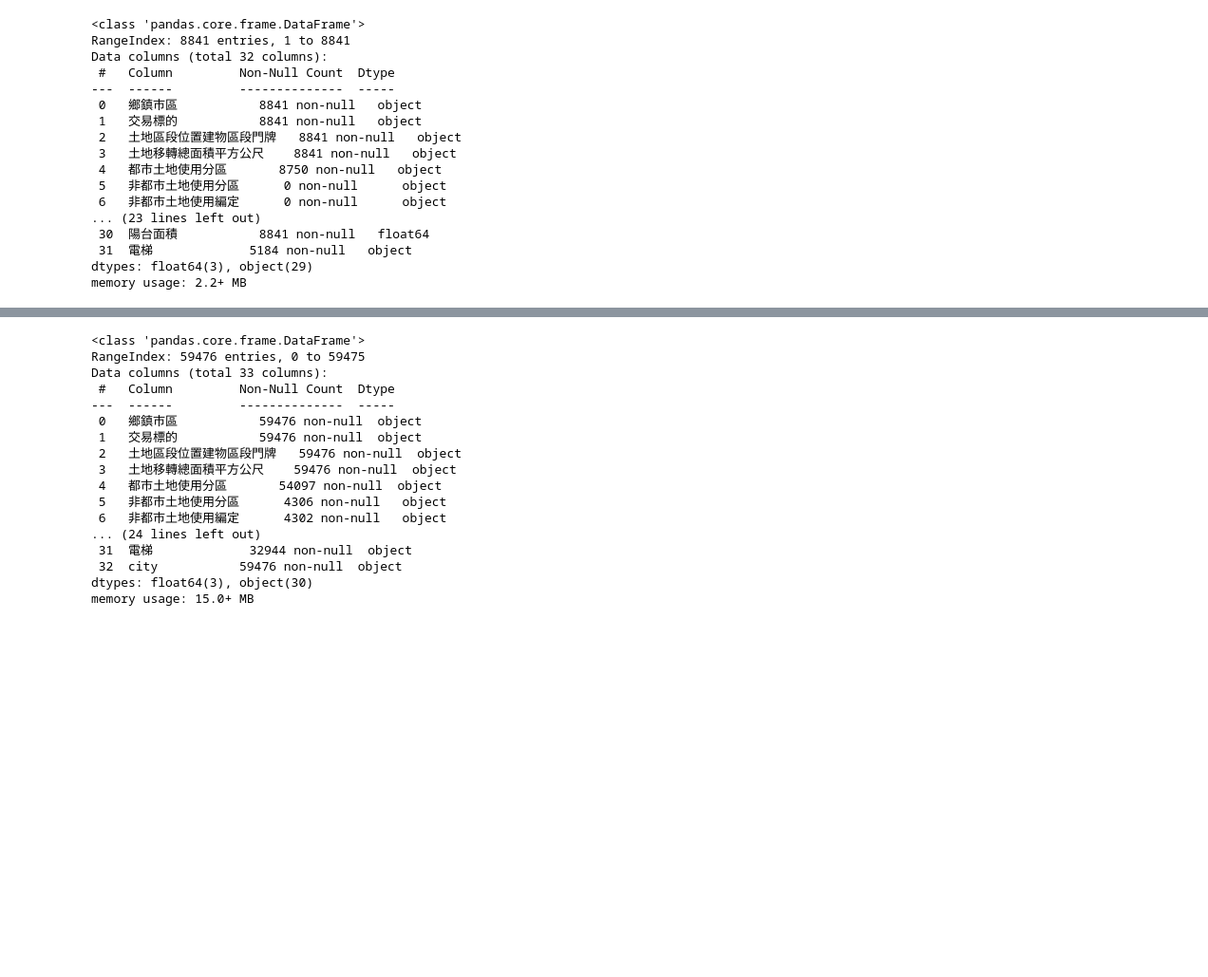
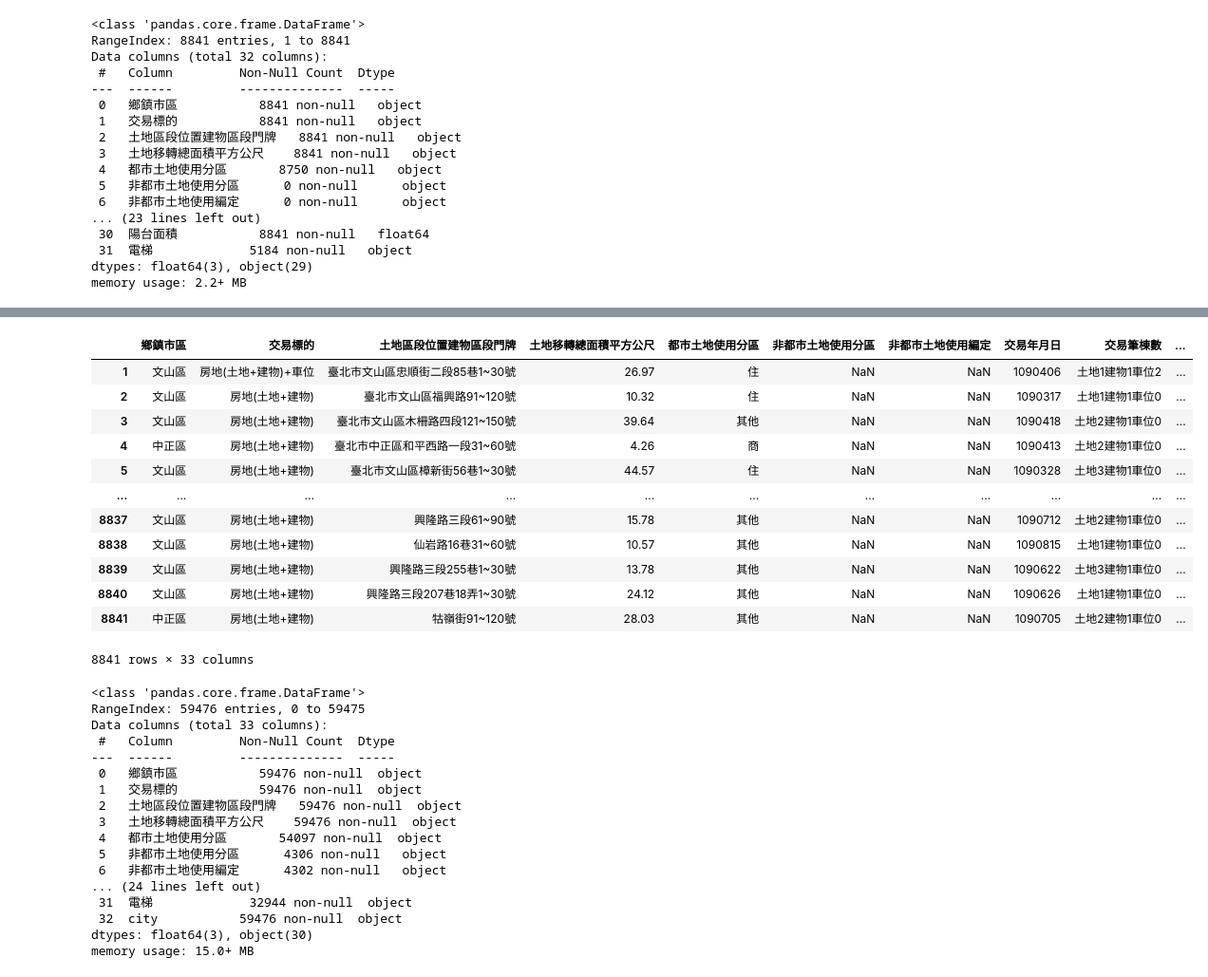
Before and after one commit to Steph958/Data-Analysis-in-60-Days, a Jupyter notebook: homework/期末專題實作(二)/不動產分析_習題.ipynb, the cells around one changed output, grey strips where cells are left out. Shown at 95% size. Cells and saved outputs as stored; diff of their text form; code cells hidden in the pictures; blank space fills up the shorter version.

```diff
--- a/homework/期末專題實作(二)/不動產分析_習題.ipynb
+++ b/homework/期末專題實作(二)/不動產分析_習題.ipynb
@@ -103,3 +85,19 @@ memory usage: 2.2+ MB
+# %%
+data_AA
+# %% [output]
+|  | 鄉鎮市區 | 交易標的 | 土地區段位置建物區段門牌 | 土地移轉總面積平方公尺 | 都市土地使用分區 | 非都市土地使用分區 | 非都市土地使用編定 | 交易年月日 | 交易筆棟數 | ... |
+| 1 | 文山區 | 房地(土地+建物)+車位 | 臺北市文山區忠順街二段85巷1~30號 | 26.97 | 住 | NaN | NaN | 1090406 | 土地1建物1車位2 | ... |
+| 2 | 文山區 | 房地(土地+建物) | 臺北市文山區福興路91~120號 | 10.32 | 住 | NaN | NaN | 1090317 | 土地1建物1車位0 | ... |
+| 3 | 文山區 | 房地(土地+建物) | 臺北市文山區木柵路四段121~150號 | 39.64 | 其他 | NaN | NaN | 1090418 | 土地2建物1車位0 | ... |
+| 4 | 中正區 | 房地(土地+建物) | 臺北市中正區和平西路一段31~60號 | 4.26 | 商 | NaN | NaN | 1090413 | 土地2建物1車位0 | ... |
+| 5 | 文山區 | 房地(土地+建物) | 臺北市文山區樟新街56巷1~30號 | 44.57 | 住 | NaN | NaN | 1090328 | 土地3建物1車位0 | ... |
+| ... | ... | ... | ... | ... | ... | ... | ... | ... | ... | ... |
+| 8837 | 文山區 | 房地(土地+建物) | 興隆路三段61~90號 | 15.78 | 其他 | NaN | NaN | 1090712 | 土地2建物1車位0 | ... |
+| 8838 | 文山區 | 房地(土地+建物) | 仙岩路16巷31~60號 | 10.57 | 其他 | NaN | NaN | 1090815 | 土地1建物1車位0 | ... |
+| 8839 | 文山區 | 房地(土地+建物) | 興隆路三段255巷1~30號 | 13.78 | 其他 | NaN | NaN | 1090622 | 土地3建物1車位0 | ... |
+| 8840 | 文山區 | 房地(土地+建物) | 興隆路三段207巷18弄1~30號 | 24.12 | 其他 | NaN | NaN | 1090626 | 土地1建物1車位0 | ... |
+| 8841 | 中正區 | 房地(土地+建物) | 牯嶺街91~120號 | 28.03 | 其他 | NaN | NaN | 1090705 | 土地2建物1車位0 | ... |
+8841 rows × 33 columns
 # %%
 data_BA.loc[:,'city'] = 'New_Taipei'
 data_EA.loc[:,'city'] = 'Taichung'
```
Also changed, not shown: parts of 31 cells of this notebook, 1 other file.
